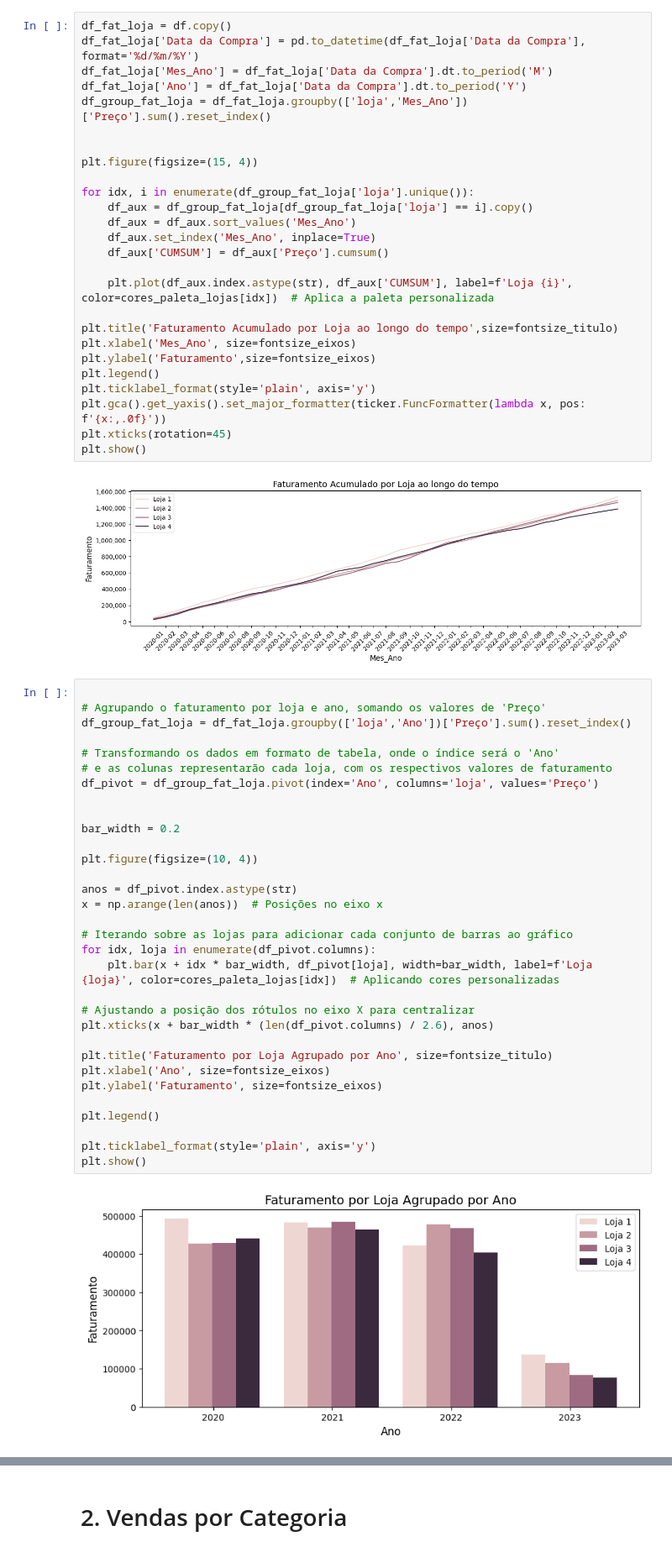
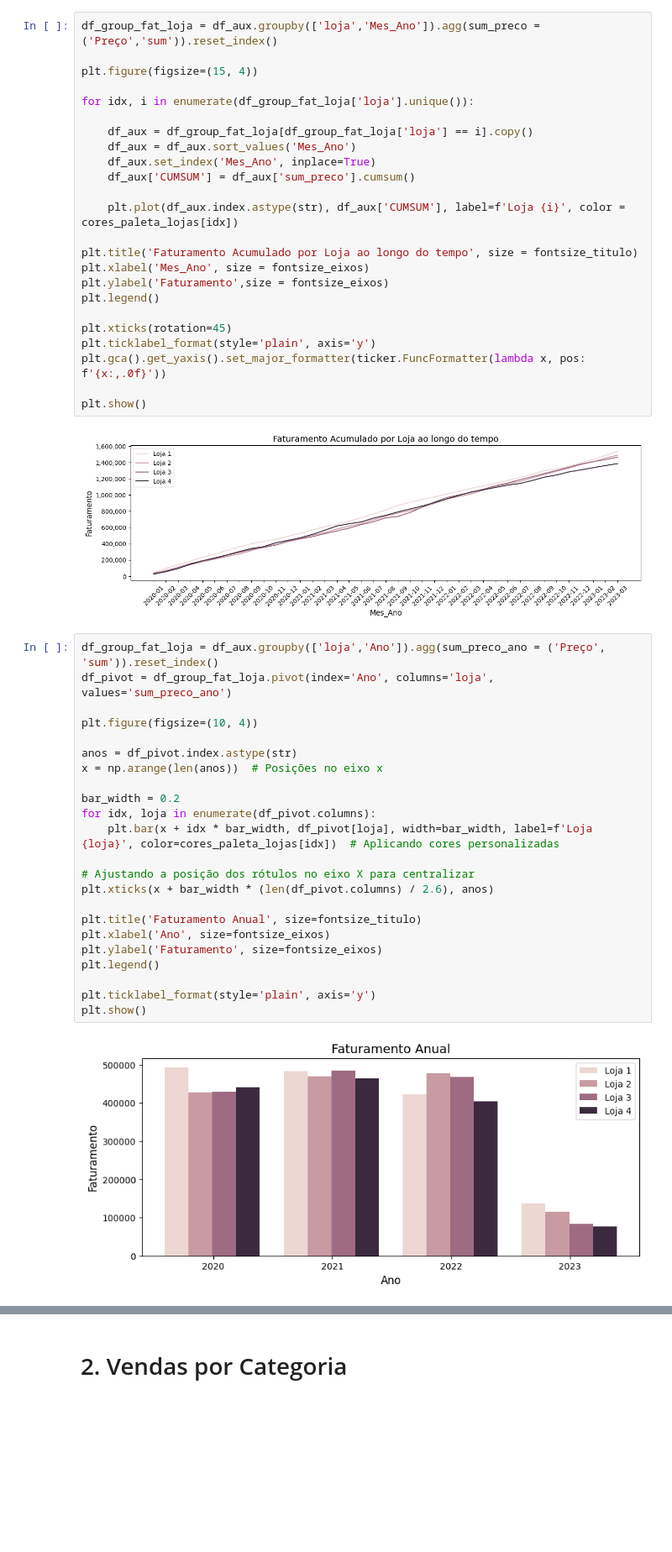
Before and after one commit to emilibohrer/alura_store, a Jupyter notebook: AluraStoreBr.ipynb, the cells around one changed output, grey strips where cells are left out. Shown at 84% size. Cells and saved outputs as stored; diff of their text form; blank space fills up the shorter version.

Commit message:
ajuste em plot e analises descritivas

```diff
--- a/AluraStoreBr.ipynb
+++ b/AluraStoreBr.ipynb
@@ -179,62 +193,51 @@ plt.show()
 # %%
-df_fat_loja = df.copy()
-df_fat_loja['Data da Compra'] = pd.to_datetime(df_fat_loja['Data da Compra'], format='%d/%m/%Y')
-df_fat_loja['Mes_Ano'] = df_fat_loja['Data da Compra'].dt.to_period('M')
-df_fat_loja['Ano'] = df_fat_loja['Data da Compra'].dt.to_period('Y')
-df_group_fat_loja = df_fat_loja.groupby(['loja','Mes_Ano'])['Preço'].sum().reset_index()
-
+df_group_fat_loja = df_aux.groupby(['loja','Mes_Ano']).agg(sum_preco = ('Preço','sum')).reset_index()
 
 plt.figure(figsize=(15, 4))
 
 for idx, i in enumerate(df_group_fat_loja['loja'].unique()):
+
     df_aux = df_group_fat_loja[df_group_fat_loja['loja'] == i].copy()
     df_aux = df_aux.sort_values('Mes_Ano')
     df_aux.set_index('Mes_Ano', inplace=True)
-    df_aux['CUMSUM'] = df_aux['Preço'].cumsum()
+    df_aux['CUMSUM'] = df_aux['sum_preco'].cumsum()
 
-    plt.plot(df_aux.index.astype(str), df_aux['CUMSUM'], label=f'Loja {i}', color=cores_paleta_lojas[idx])  # Aplica a paleta personalizada
+    plt.plot(df_aux.index.astype(str), df_aux['CUMSUM'], label=f'Loja {i}', color = cores_paleta_lojas[idx])
 
-plt.title('Faturamento Acumulado por Loja ao longo do tempo',size=fontsize_titulo)
-plt.xlabel('Mes_Ano', size=fontsize_eixos)
-plt.ylabel('Faturamento',size=fontsize_eixos)
+plt.title('Faturamento Acumulado por Loja ao longo do tempo', size = fontsize_titulo)
+plt.xlabel('Mes_Ano', size = fontsize_eixos)
+plt.ylabel('Faturamento',size = fontsize_eixos)
 plt.legend()
+
+plt.xticks(rotation=45)
 plt.ticklabel_format(style='plain', axis='y')
 plt.gca().get_yaxis().set_major_formatter(ticker.FuncFormatter(lambda x, pos: f'{x:,.0f}'))
-plt.xticks(rotation=45)
+
 plt.show()
 # %% [output]
 [figure]
 # %%
-
-# Agrupando o faturamento por loja e ano, somando os valores de 'Preço'
-df_group_fat_loja = df_fat_loja.groupby(['loja','Ano'])['Preço'].sum().reset_index()
-
-# Transformando os dados em formato de tabela, onde o índice será o 'Ano'
-# e as colunas representarão cada loja, com os respectivos valores de faturamento
-df_pivot = df_group_fat_loja.pivot(index='Ano', columns='loja', values='Preço')
-
-
-bar_width = 0.2
+df_group_fat_loja = df_aux.groupby(['loja','Ano']).agg(sum_preco_ano = ('Preço', 'sum')).reset_index()
+df_pivot = df_group_fat_loja.pivot(index='Ano', columns='loja', values='sum_preco_ano')
 
 plt.figure(figsize=(10, 4))
 
 anos = df_pivot.index.astype(str)
 x = np.arange(len(anos))  # Posições no eixo x
 
-# Iterando sobre as lojas para adicionar cada conjunto de barras ao gráfico
+bar_width = 0.2
 for idx, loja in enumerate(df_pivot.columns):
     plt.bar(x + idx * bar_width, df_pivot[loja], width=bar_width, label=f'Loja {loja}', color=cores_paleta_lojas[idx])  # Aplicando cores personalizadas
 
 # Ajustando a posição dos rótulos no eixo X para centralizar
 plt.xticks(x + bar_width * (len(df_pivot.columns) / 2.6), anos)
 
-plt.title('Faturamento por Loja Agrupado por Ano', size=fontsize_titulo)
+plt.title('Faturamento Anual', size=fontsize_titulo)
 plt.xlabel('Ano', size=fontsize_eixos)
 plt.ylabel('Faturamento', size=fontsize_eixos)
-
 plt.legend()
 
 plt.ticklabel_format(style='plain', axis='y')
 plt.show()
 # %% [output]
-[figure, old version]
+[figure, new version]
```
Also changed, not shown: parts of 10 cells of this notebook.
